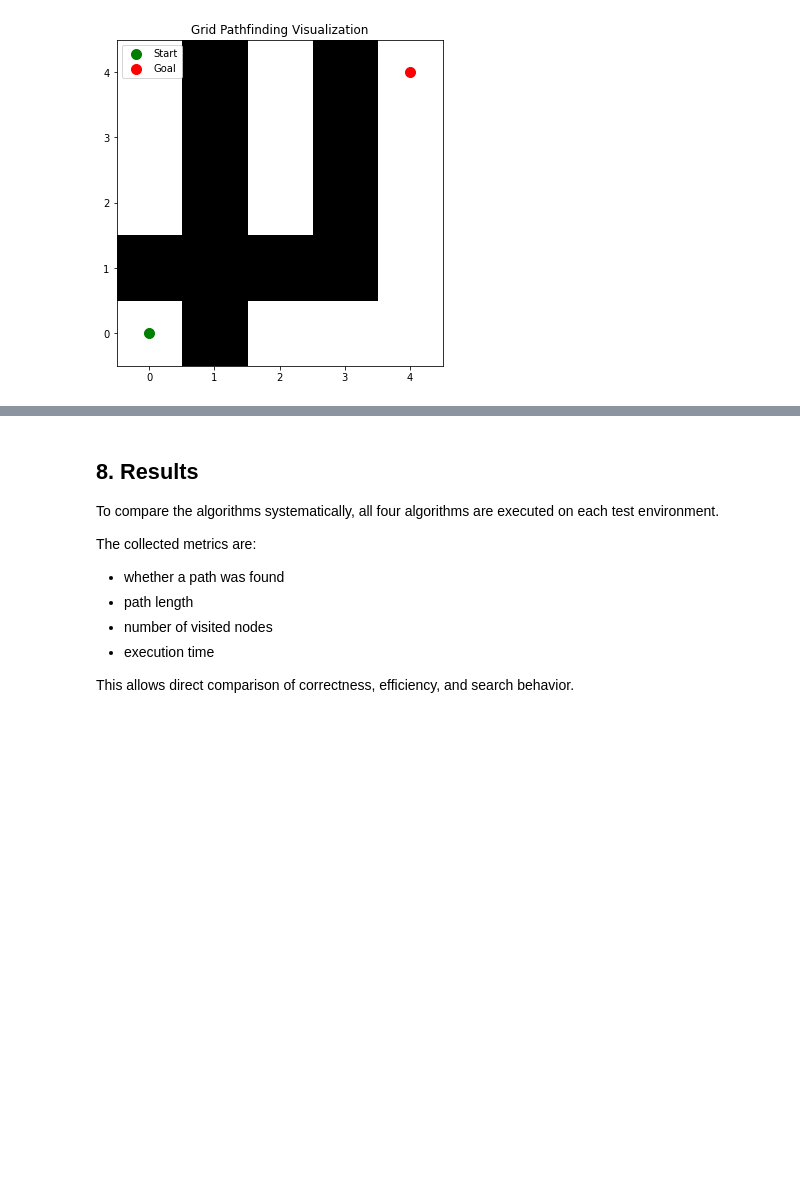
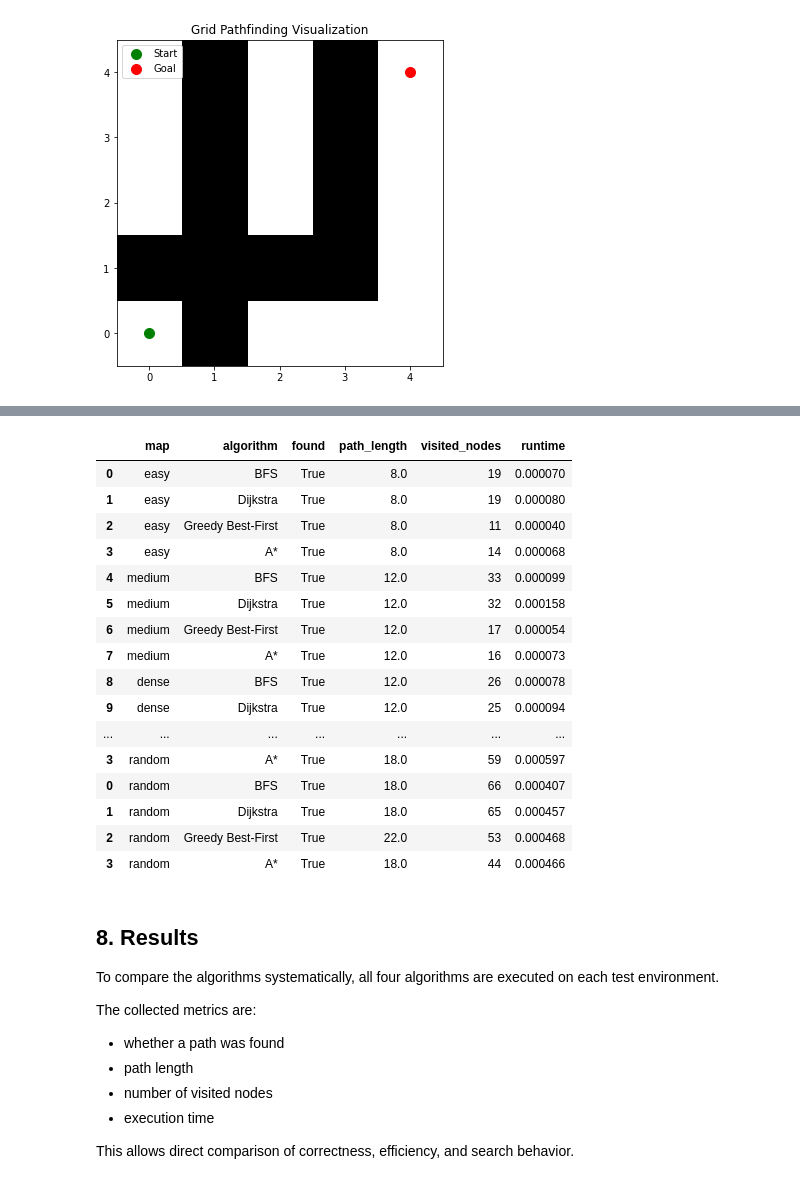
Before and after one commit to looalhadzhiev-max/pathfinding-algorithms-project, a Jupyter notebook: notebooks/pathfinding_analysis.ipynb, the cells around one changed output, grey strips where cells are left out. Cells and saved outputs as stored; diff of their text form; code cells hidden in the pictures; blank space fills up the shorter version.

```diff
--- a/notebooks/pathfinding_analysis.ipynb
+++ b/notebooks/pathfinding_analysis.ipynb
@@ -801,0 +843,8 @@ plot_grid(grid_no_path, start=start_no_path, goal=goal_no_path)
+# %%
+random_results = run_all_algorithms(random_grid, random_start, random_goal)
+
+random_df = pd.DataFrame(
+    summarize_results(random_results, "random")
+)
+
+random_df
@@ -802,3 +857,24 @@ plot_grid(grid_no_path, start=start_no_path, goal=goal_no_path)
+# %%
+results_df = pd.concat([results_df, random_df])
+results_df
+# %% [output]
+|  | map | algorithm | found | path_length | visited_nodes | runtime |
+| 0 | easy | BFS | True | 8.0 | 19 | 0.000070 |
+| 1 | easy | Dijkstra | True | 8.0 | 19 | 0.000080 |
+| 2 | easy | Greedy Best-First | True | 8.0 | 11 | 0.000040 |
+| 3 | easy | A* | True | 8.0 | 14 | 0.000068 |
+| 4 | medium | BFS | True | 12.0 | 33 | 0.000099 |
+| 5 | medium | Dijkstra | True | 12.0 | 32 | 0.000158 |
+| 6 | medium | Greedy Best-First | True | 12.0 | 17 | 0.000054 |
+| 7 | medium | A* | True | 12.0 | 16 | 0.000073 |
+| 8 | dense | BFS | True | 12.0 | 26 | 0.000078 |
+| 9 | dense | Dijkstra | True | 12.0 | 25 | 0.000094 |
+| ... | ... | ... | ... | ... | ... | ... |
+| 3 | random | A* | True | 18.0 | 59 | 0.000597 |
+| 0 | random | BFS | True | 18.0 | 66 | 0.000407 |
+| 1 | random | Dijkstra | True | 18.0 | 65 | 0.000457 |
+| 2 | random | Greedy Best-First | True | 22.0 | 53 | 0.000468 |
+| 3 | random | A* | True | 18.0 | 44 | 0.000466 |
 # %% [markdown]
 ## 8. Results
 
```
Also changed, not shown: parts of 15 cells of this notebook.
